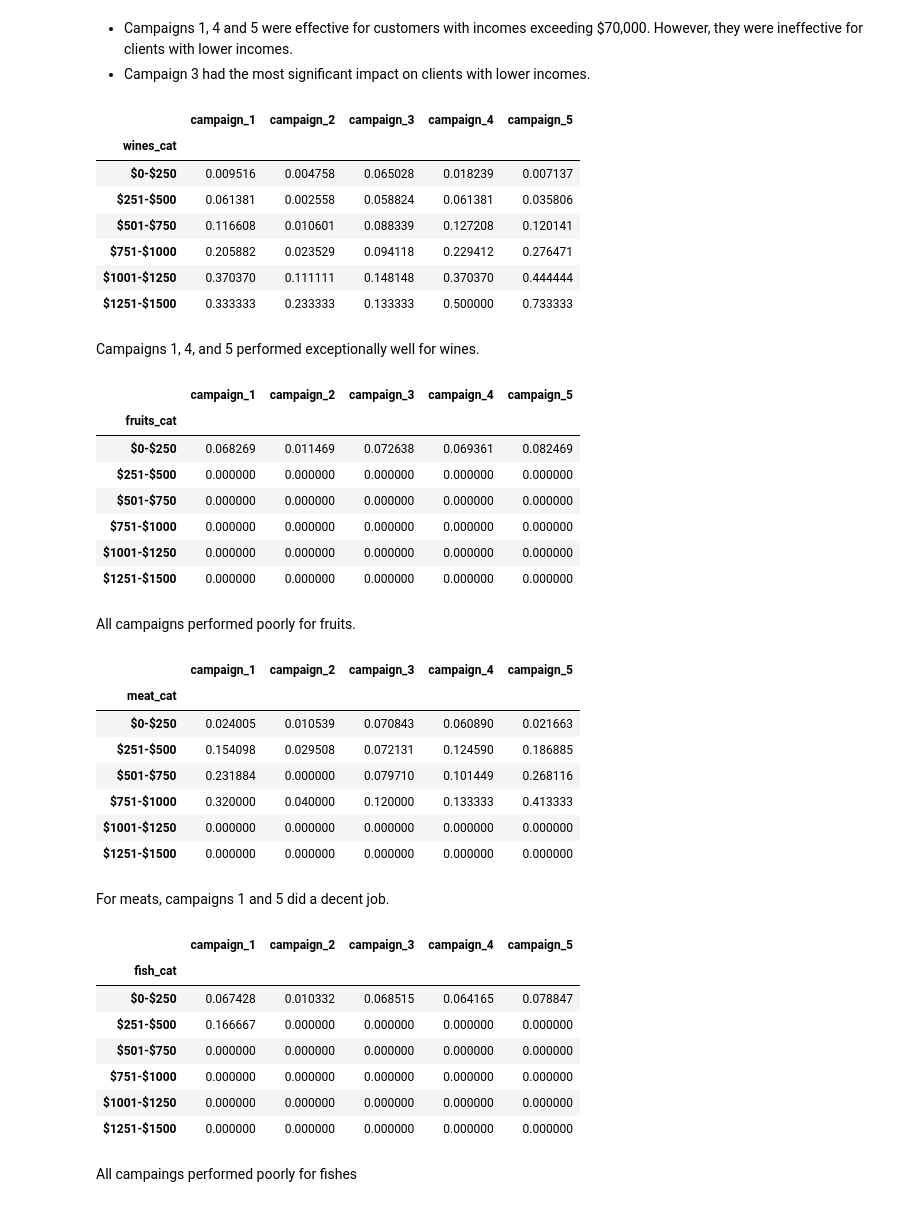
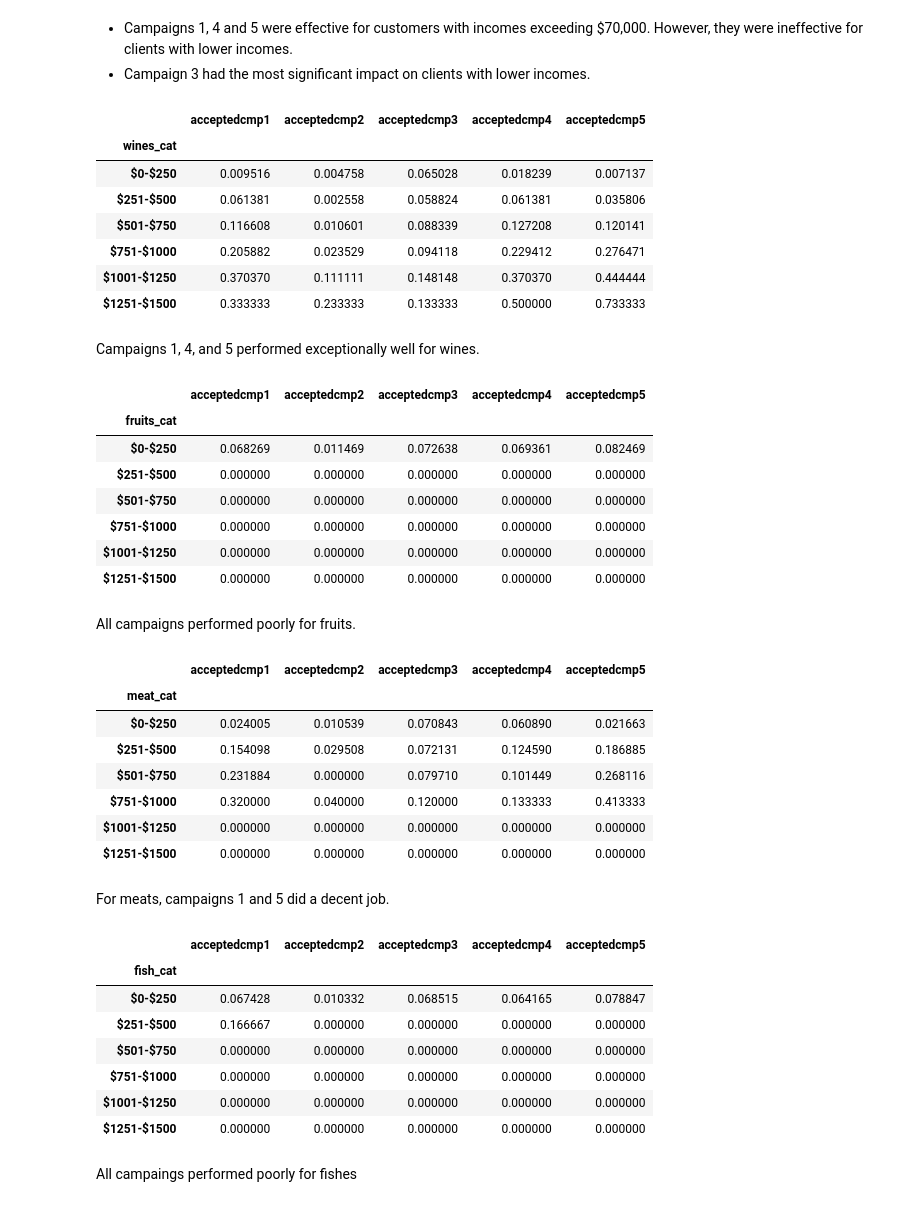
Before and after one commit to Anotherafael/CustomerSegmentation, a Jupyter notebook: EDA.ipynb, the cells around one changed output. Cells and saved outputs as stored; diff of their text form; code cells hidden in the pictures.

```diff
--- a/EDA.ipynb
+++ b/EDA.ipynb
@@ -329,7 +332,7 @@ from datetime import datetime
 current_date = datetime.today()
 df['relationship_duration'] = (current_date.year - df['dt_customer'].dt.year)
 # %%
-df['frequency'] = df['total_purchases'] / df['relationship_duration']
+df['frequency'] = df['num_total_purchases'] / df['relationship_duration']
 df['frequency'].describe().T
 # %% [output]
 count    2240.000000
@@ -342,7 +345,7 @@ min         0.000000
 max         3.909091
 Name: frequency, dtype: float64
 # %%
-df['avg_purchase_value'] = df['monetary'] / df['total_purchases'].replace(0, np.nan)
+df['avg_purchase_value'] = df['monetary'] / df['num_total_purchases'].replace(0, np.nan)
 df['avg_purchase_value'].describe().T
 # %% [output]
 count    2236.000000
@@ -421,6 +424,6 @@ def check_outliers(data, features, verbose=True):
         raise CustomException(e, sys)
 # %%
 # these columns are irrelevant for our analysis
-to_exclude = ['dt_customer', 'campaign_1', 'campaign_2', 'campaign_3', 'campaign_4', 'campaign_5', 'complain', 'response', 'family_size', 'total_spent', 'relationship_duration', 'total_accepted_cmp', 'total_purchases']
+to_exclude = ['acceptedcmp1', 'acceptedcmp2', 'acceptedcmp3', 'acceptedcmp4', 'acceptedcmp5', 'complain', 'response', 'monetary', 'total_accepted_cmp', 'num_total_purchases', 'avg_purchase_value']
 outlier_indexes, outlier_counts, total_outliers = check_outliers(data=df, features=df[num_cols].columns.difference(to_exclude), verbose=True)
 # %% [output]
@@ -512,3 +515,5 @@ campaings = ['campaign_1', 'campaign_2', 'campaign_3', 'campaign_4', 'campaign_5
+# %%
+campaings = ['acceptedcmp1', 'acceptedcmp2', 'acceptedcmp3', 'acceptedcmp4', 'acceptedcmp5']
 # %%
 cmp_analysis = df.copy()
 labels = ['$1500-$10000', '$10001-$20000', '$20001-$30000', '$30001-$40000', '$40001-$50000', '$50001-$60000', '$60001-$70000', '$70001-$80000', '$80001-$90000', '$90001-$100000', '>$100000']
@@ -537,10 +542,10 @@ cmp_analysis.groupby(["income_cat"])[campaings].mean()
 bin_edges = list(range(0, 1600, 250))
 labels = ['$0-$250', '$251-$500', '$501-$750', '$751-$1000', '$1001-$1250', '$1251-$1500']
 # %%
-cmp_analysis['wines_cat'] = pd.cut(x=cmp_analysis['wines'], bins=bin_edges, labels=labels)
+cmp_analysis['wines_cat'] = pd.cut(x=cmp_analysis['mnt_wines'], bins=bin_edges, labels=labels)
 cmp_analysis.groupby(['wines_cat'])[campaings].mean().fillna(0)
 # %% [output]
-|  | campaign_1 | campaign_2 | campaign_3 | campaign_4 | campaign_5 |
+|  | acceptedcmp1 | acceptedcmp2 | acceptedcmp3 | acceptedcmp4 | acceptedcmp5 |
 | wines_cat |  |  |  |  |  |
 | $0-$250 | 0.009516 | 0.004758 | 0.065028 | 0.018239 | 0.007137 |
 | $251-$500 | 0.061381 | 0.002558 | 0.058824 | 0.061381 | 0.035806 |
@@ -551,10 +556,10 @@ cmp_analysis.groupby(['wines_cat'])[campaings].mean().fillna(0)
 # %% [markdown]
 Campaigns 1, 4, and 5 performed exceptionally well for wines.
 # %%
-cmp_analysis['fruits_cat'] = pd.cut(x=cmp_analysis['fruits'], bins=bin_edges, labels=labels)
+cmp_analysis['fruits_cat'] = pd.cut(x=cmp_analysis['mnt_fruits'], bins=bin_edges, labels=labels)
 cmp_analysis.groupby(['fruits_cat'])[campaings].mean().fillna(0)
 # %% [output]
-|  | campaign_1 | campaign_2 | campaign_3 | campaign_4 | campaign_5 |
+|  | acceptedcmp1 | acceptedcmp2 | acceptedcmp3 | acceptedcmp4 | acceptedcmp5 |
 | fruits_cat |  |  |  |  |  |
 | $0-$250 | 0.068269 | 0.011469 | 0.072638 | 0.069361 | 0.082469 |
 | $251-$500 | 0.000000 | 0.000000 | 0.000000 | 0.000000 | 0.000000 |
@@ -565,10 +570,10 @@ cmp_analysis.groupby(['fruits_cat'])[campaings].mean().fillna(0)
 # %% [markdown]
 All campaigns performed poorly for fruits.
 # %%
-cmp_analysis['meat_cat'] = pd.cut(x=cmp_analysis['meat'], bins=bin_edges, labels=labels)
+cmp_analysis['meat_cat'] = pd.cut(x=cmp_analysis['mnt_meat'], bins=bin_edges, labels=labels)
 cmp_analysis.groupby(['meat_cat'])[campaings].mean().fillna(0)
 # %% [output]
-|  | campaign_1 | campaign_2 | campaign_3 | campaign_4 | campaign_5 |
+|  | acceptedcmp1 | acceptedcmp2 | acceptedcmp3 | acceptedcmp4 | acceptedcmp5 |
 | meat_cat |  |  |  |  |  |
 | $0-$250 | 0.024005 | 0.010539 | 0.070843 | 0.060890 | 0.021663 |
 | $251-$500 | 0.154098 | 0.029508 | 0.072131 | 0.124590 | 0.186885 |
@@ -579,10 +584,10 @@ cmp_analysis.groupby(['meat_cat'])[campaings].mean().fillna(0)
 # %% [markdown]
 For meats, campaigns 1 and 5 did a decent job.
 # %%
-cmp_analysis['fish_cat'] = pd.cut(x=cmp_analysis['fish'], bins=bin_edges, labels=labels)
+cmp_analysis['fish_cat'] = pd.cut(x=cmp_analysis['mnt_fish'], bins=bin_edges, labels=labels)
 cmp_analysis.groupby(['fish_cat'])[campaings].mean().fillna(0)
 # %% [output]
-|  | campaign_1 | campaign_2 | campaign_3 | campaign_4 | campaign_5 |
+|  | acceptedcmp1 | acceptedcmp2 | acceptedcmp3 | acceptedcmp4 | acceptedcmp5 |
 | fish_cat |  |  |  |  |  |
 | $0-$250 | 0.067428 | 0.010332 | 0.068515 | 0.064165 | 0.078847 |
 | $251-$500 | 0.166667 | 0.000000 | 0.000000 | 0.000000 | 0.000000 |
```
Also changed, not shown: parts of 27 cells of this notebook, 13 other files.
